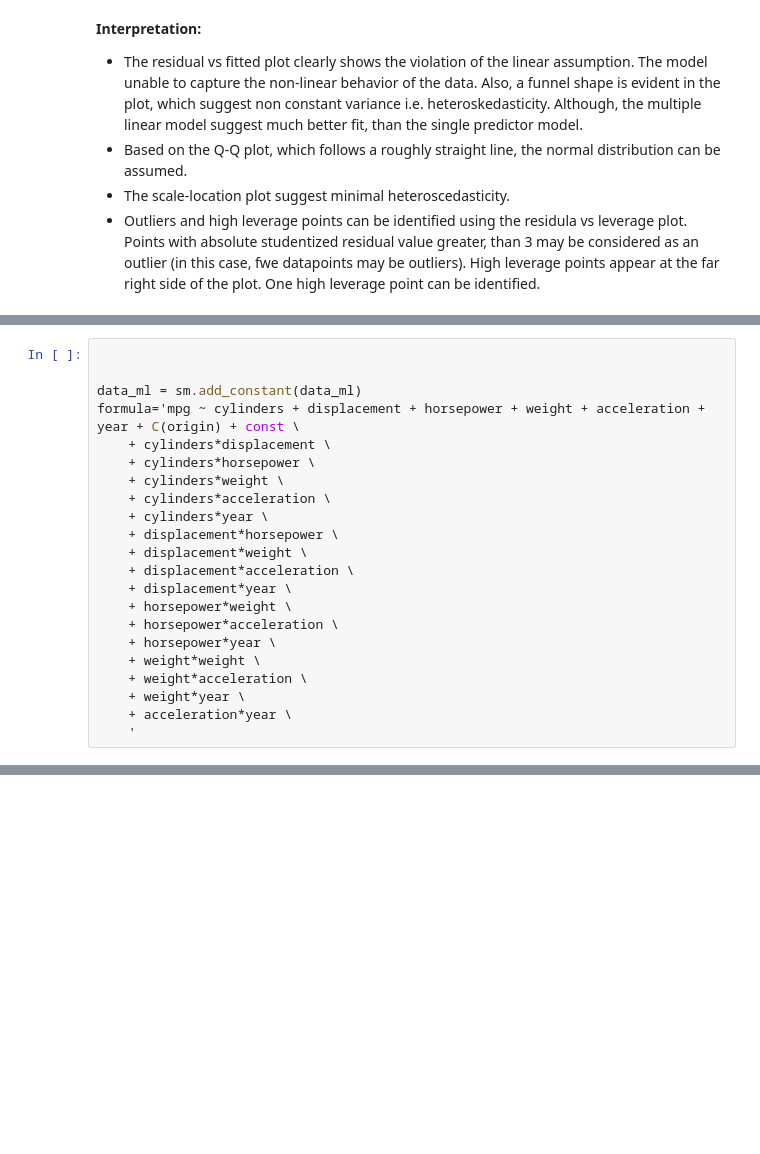
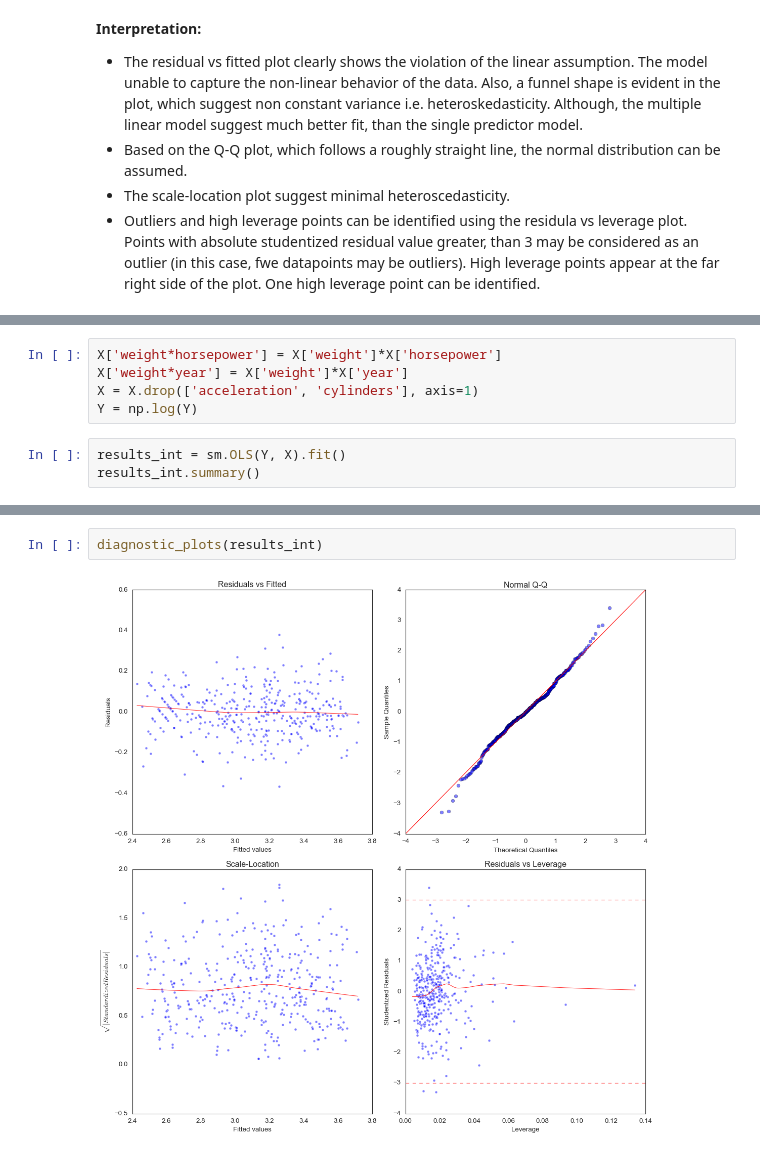
Before and after one commit to balintalfoldy/ISLR_python_AB, a Jupyter notebook: Notebooks/ch3_linear_regression_applied.ipynb, the cells around one changed output, grey strips where cells are left out. Drawn from its saved outputs; the diff is of its cells as text; blank space fills up the shorter version.

```diff
--- a/Notebooks/ch3_linear_regression_applied.ipynb
+++ b/Notebooks/ch3_linear_regression_applied.ipynb
@@ -528,22 +414,0 @@ vif
-# %%
-
-
-data_ml = sm.add_constant(data_ml)
-formula='mpg ~ cylinders + displacement + horsepower + weight + acceleration + year + C(origin) + const \
-    + cylinders*displacement \
-    + cylinders*horsepower \
-    + cylinders*weight \
-    + cylinders*acceleration \
-    + cylinders*year \
-    + displacement*horsepower \
-    + displacement*weight \
-    + displacement*acceleration \
-    + displacement*year \
-    + horsepower*weight \
-    + horsepower*acceleration \
-    + horsepower*year \
-    + weight*weight \
-    + weight*acceleration \
-    + weight*year \
-    + acceleration*year \
-    '
@@ -601,0 +417,8 @@ dtype: float64
+# %%
+X['weight*horsepower'] = X['weight']*X['horsepower']
+X['weight*year'] = X['weight']*X['year']
+X = X.drop(['acceleration', 'cylinders'], axis=1)
+Y = np.log(Y)
+# %%
+results_int = sm.OLS(Y, X).fit()
+results_int.summary()
@@ -601,0 +452,4 @@ dtype: float64
+# %%
+diagnostic_plots(results_int)
+# %% [output]
+[figure, added]
```
Also changed, not shown: parts of 38 cells of this notebook.
